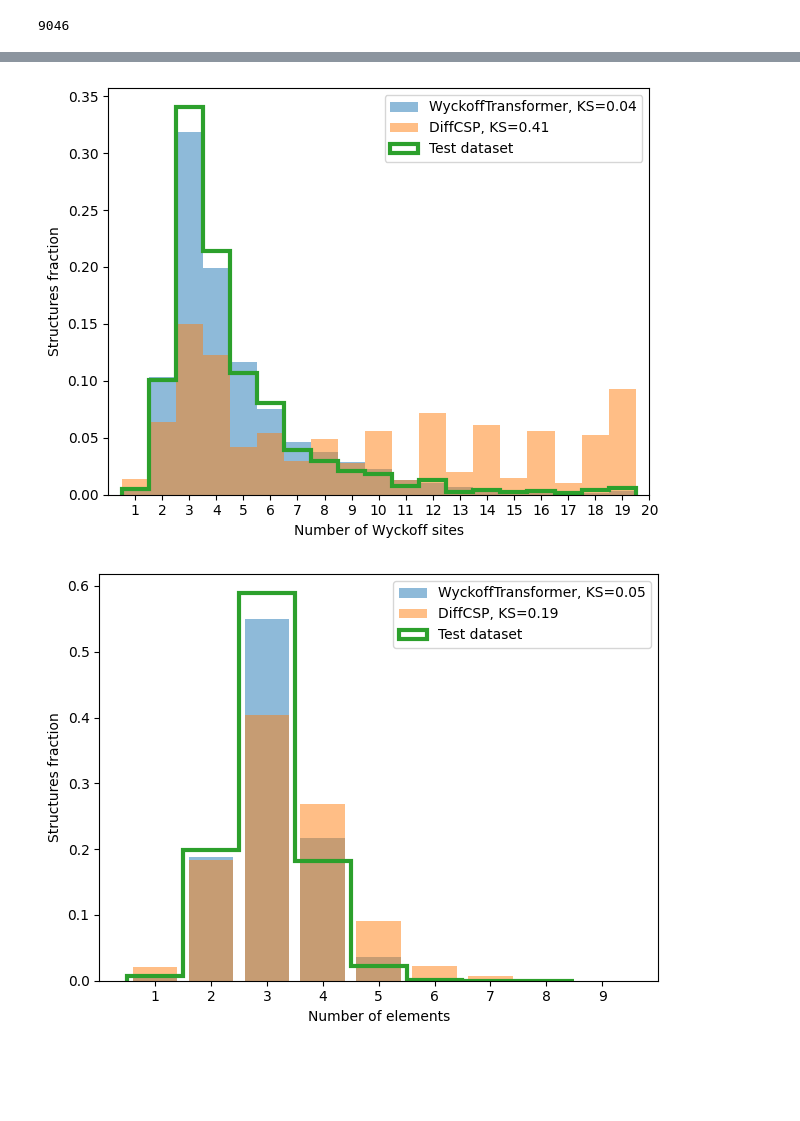
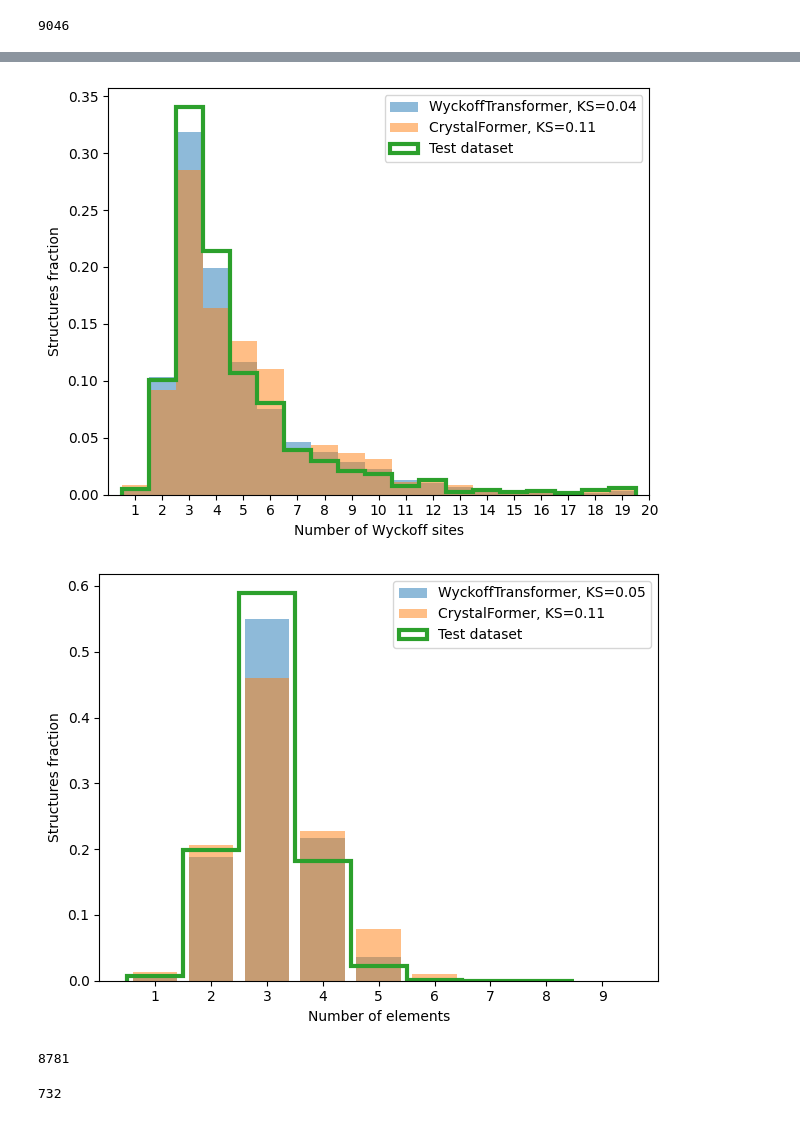
Before and after one commit to kedhip/WyckoffTransformer, a Jupyter notebook: WyckoffTransformer_vs_DiffCSP.ipynb, the cells around one changed output, grey strips where cells are left out. Cells and saved outputs as stored; diff of their text form; code cells hidden in the pictures; blank space fills up the shorter version.

Commit message:
CrystalFormer

```diff
--- a/WyckoffTransformer_vs_DiffCSP.ipynb
+++ b/WyckoffTransformer_vs_DiffCSP.ipynb
@@ -57,3 +57,8 @@ with gzip.open(GENERATED_PATH / f"WyckoffTransformer_{dataset}.json.gz", "rt") a
     generated_wyckoff_transformer = json.load(f)
 with gzip.open(GENERATED_PATH / f"DiffCSP_{dataset}.sites.json.gz", "rt") as f:
     generated_diffcsp = json.load(f)
+with gzip.open(GENERATED_PATH / f"CrystalFormer_{dataset}.sites.json.gz", "rt") as f:
+    generated_crystalformer = json.load(f)
+# %%
+generated_crystalformer = [x for x in generated_crystalformer if x is not None]
+print(len(generated_crystalformer))
@@ -61,8 +68,10 @@ with gzip.open(GENERATED_PATH / f"DiffCSP_{dataset}.sites.json.gz", "rt") as f:
 print("Test novelty: ",evaluator.get_test_novelty())
 print("WyckoffTransformer novelty: ", evaluator.count_novel(generated_wyckoff_transformer))
 print("DiffCSP novelty: ", evaluator.count_novel(generated_diffcsp))
+print("CrystalFormer novelty: ", evaluator.count_novel(generated_crystalformer))
 novel_wyckoff_transformer = evaluator.get_novel(generated_wyckoff_transformer)
-novel_diff_csp = evaluator.get_novel(generated_diffcsp, return_index=True)
+novel_diff_csp, diff_csp_index = evaluator.get_novel(generated_diffcsp, return_index=True)
+novel_crystalformer, crystalformer_index = evaluator.get_novel(generated_crystalformer, return_index=True)
 # %% [output]
 Test novelty:  0.9556710148131771
 WyckoffTransformer novelty:  0.8781
@@ -129,32 +138,37 @@ Generated dataset has extra elements compared to test
 # %%
 fig, ax = plt.subplots()
 num_sites_wt_ks, num_sites_wt = novel_evaluator.get_num_sites_ks(novel_wyckoff_transformer, return_counts=True)
 num_sites_wc_ks, num_sites_wc = novel_evaluator.get_num_sites_ks(novel_diff_csp, return_counts=True)
+num_sites_cf_ks, num_sites_cf = novel_evaluator.get_num_sites_ks(novel_crystalformer, return_counts=True)
 num_sites_test = novel_evaluator.test_dataset['site_symmetries'].map(len)
 bins = list(range(1, 21))
 ax.hist(num_sites_wt, bins=bins, density=True, alpha=0.5, label=f"WyckoffTransformer, KS={num_sites_wt_ks.statistic:.2f}",
     align='left', histtype='stepfilled')
-ax.hist(num_sites_wc, bins=bins, density=True, alpha=0.5, label=f"DiffCSP, KS={num_sites_wc_ks.statistic:.2f}", align='left')
+#ax.hist(num_sites_wc, bins=bins, density=True, alpha=0.5, label=f"DiffCSP, KS={num_sites_wc_ks.statistic:.2f}", align='left')
+ax.hist(num_sites_cf, bins=bins, density=True, alpha=0.5, label=f"CrystalFormer, KS={num_sites_cf_ks.statistic:.2f}", align='left')
 ax.hist(num_sites_test, bins=bins, histtype='step', lw=3, density=True, label="Test dataset", align='left')
 ax.legend()
 ax.set_xlabel("Number of Wyckoff sites")
 ax.set_ylabel("Structures fraction")
 ax.set_xlim(0, 20)
 ax.set_xticks(bins)
 fig.tight_layout()
 fig.savefig(save_path / "DiffCSP_num_sites_distribution.pdf")
 # %% [output]
-[figure, old version]
+[figure, new version]
 # %%
 fig, ax = plt.subplots()
 num_elements_wt_ks, num_elements_wt = novel_evaluator.get_num_elements_ks(novel_wyckoff_transformer, return_counts=True)
 num_elements_wc_ks, num_elements_wc = novel_evaluator.get_num_elements_ks(novel_diff_csp, return_counts=True)
+num_elements_cf_ks, num_elements_cf = novel_evaluator.get_num_elements_ks(novel_crystalformer, return_counts=True)
 num_elements_test = novel_evaluator.test_dataset['composition'].map(len)
 bins = list(range(1, 10))
 ax.hist(num_elements_wt, bins=bins, density=True, alpha=0.5,
     label=f"WyckoffTransformer, KS={num_elements_wt_ks.statistic:.2f}", histtype='bar', rwidth=0.8, align='left')
-ax.hist(num_elements_wc, bins=bins, density=True, alpha=0.5,
-    label=f"DiffCSP, KS={num_elements_wc_ks.statistic:.2f}", histtype='bar', rwidth=0.8, align='left')
+#ax.hist(num_elements_wc, bins=bins, density=True, alpha=0.5,
+#    label=f"DiffCSP, KS={num_elements_wc_ks.statistic:.2f}", histtype='bar', rwidth=0.8, align='left')
+ax.hist(num_elements_cf, bins=bins, density=True, alpha=0.5,
+    label=f"CrystalFormer, KS={num_elements_cf_ks.statistic:.2f}", histtype='bar', rwidth=0.8, align='left')
 ax.hist(num_elements_test, bins=bins, histtype='step', lw=3, density=True, label="Test dataset",
     align='left')
 ax.legend()
@@ -165,7 +179,15 @@ ax.set_xticks(range(1, 10))
 fig.tight_layout()
 fig.savefig(save_path / "DiffCSP_num_elements_distribution.pdf")
 # %% [output]
-[figure, old version]
+[figure, new version]
+# %%
+len(novel_wyckoff_transformer)
+# %% [output]
+8781
+# %%
+len(novel_crystalformer)
+# %% [output]
+732
 # %%
 fig, ax = plt.subplots()
 elements_wt_chi2, elements_wt, elements_test = \
```
Also changed, not shown: parts of 4 cells of this notebook, 1 other file.
